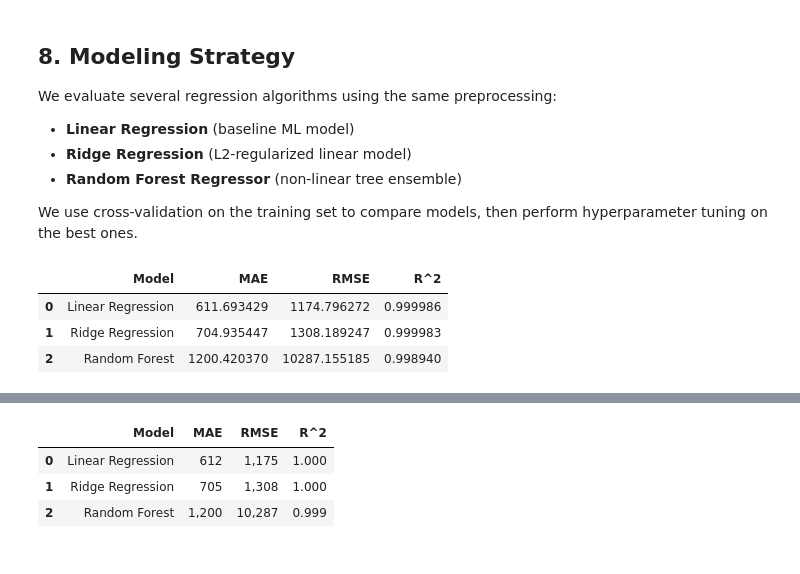
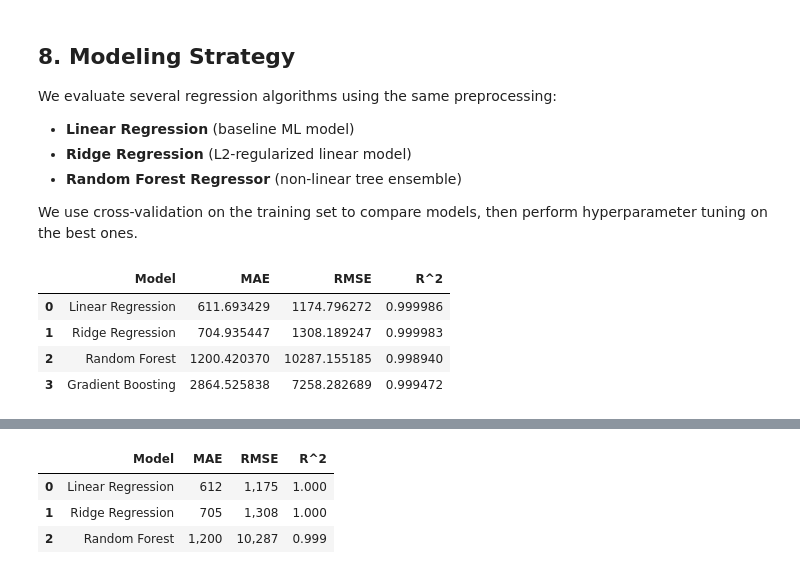
Before and after one commit to alinakhodotovych2022/Project2-housing-price-ml, a Jupyter notebook: Project2_housing_price_ml.ipynb, the cells around one changed output, grey strips where cells are left out. Drawn from its saved outputs; the diff is of its cells as text; code cells hidden in the pictures.

```diff
--- a/Project2_housing_price_ml.ipynb
+++ b/Project2_housing_price_ml.ipynb
@@ -495,34 +496,41 @@ def evaluate_model(model, X_train, y_train, X_test, y_test, name):
 
 from sklearn.pipeline import Pipeline
 from sklearn.linear_model import LinearRegression, Ridge
-from sklearn.ensemble import RandomForestRegressor
+from sklearn.ensemble import RandomForestRegressor, GradientBoostingRegressor  # ← ДОБАВИЛИ
 
 # Pipelines
 linreg_model = Pipeline(steps=[
     ("preprocess", preprocessor),
     ("model", LinearRegression())
 ])
 
 ridge_model = Pipeline(steps=[
     ("preprocess", preprocessor),
     ("model", Ridge(alpha=1.0))
 ])
 
 rf_model = Pipeline(steps=[
     ("preprocess", preprocessor),
     ("model", RandomForestRegressor(random_state=42))
 ])
 
+gb_model = Pipeline(steps=[
+    ("preprocess", preprocessor),
+    ("model", GradientBoostingRegressor(random_state=42))
+])
+
 results = []
 results.append(evaluate_model(linreg_model, X_train, y_train, X_test, y_test, "Linear Regression"))
-results.append(evaluate_model(ridge_model, X_train, y_train, X_test, y_test, "Ridge Regression"))
-results.append(evaluate_model(rf_model, X_train, y_train, X_test, y_test, "Random Forest"))
+results.append(evaluate_model(ridge_model,  X_train, y_train, X_test, y_test, "Ridge Regression"))
+results.append(evaluate_model(rf_model,     X_train, y_train, X_test, y_test, "Random Forest"))
+results.append(evaluate_model(gb_model,     X_train, y_train, X_test, y_test, "Gradient Boosting"))
 
 results_df = pd.DataFrame(results)
 display(results_df)
 # %% [output]
 |  | Model | MAE | RMSE | R^2 |
 | 0 | Linear Regression | 611.693429 | 1174.796272 | 0.999986 |
 | 1 | Ridge Regression | 704.935447 | 1308.189247 | 0.999983 |
 | 2 | Random Forest | 1200.420370 | 10287.155185 | 0.998940 |
+| 3 | Gradient Boosting | 2864.525838 | 7258.282689 | 0.999472 |
 # %% [markdown]
```
Also changed, not shown: parts of 3 cells of this notebook.
